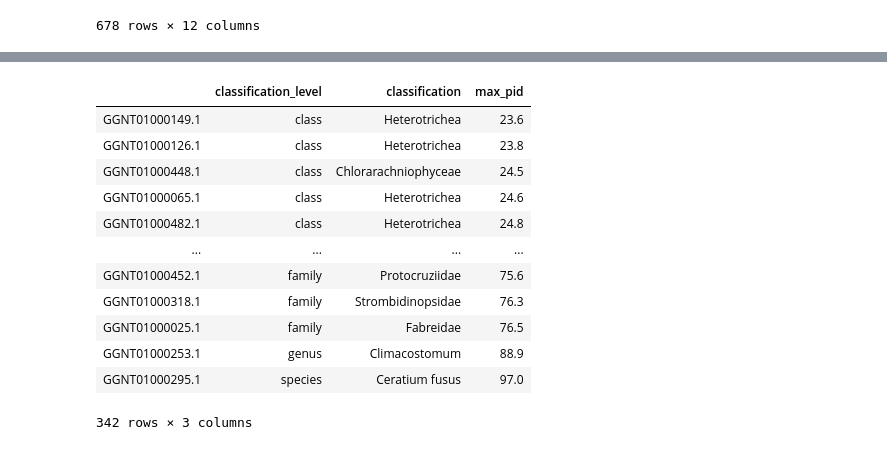
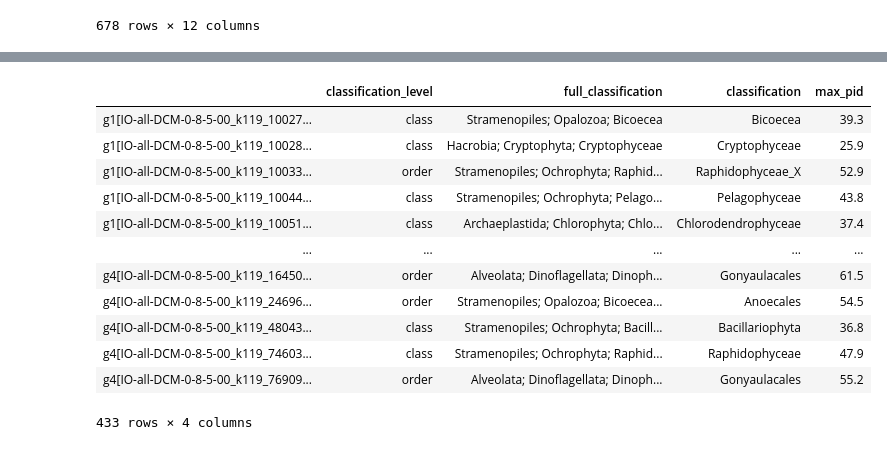
Before and after one commit to AlexanderLabWHOI/EUKulele, a Jupyter notebook: tax-id.ipynb, the cells around one changed output, grey strips where cells are left out. Drawn from its saved outputs; the diff is of its cells as text; code cells hidden in the pictures.

```diff
--- a/tax-id.ipynb
+++ b/tax-id.ipynb
@@ -78,6 +59,6 @@ with open(prot_file, 'r')as f:
 # %%
-output_table = 'output/METs/diamond/test2.diamond.out'
+output_table = 'output/MAGs/diamond/IO-all-DCM-0-8-5-00_bin-230.diamond.out'
 df = pd.read_csv(output_table, sep = '\t', header = None)
 df.columns = ['qseqid', 'sseqid', 'pident', 'length', 'mismatch', 'gapopen', 'qstart', 'qend', 'sstart', 'send', 'evalue', 'bitscore']
-df['ssqidMMETSP']=df.sseqid.map(pdict)
+df['ssqidMMETSP']=df.sseqid.map(imp)
 # %%
@@ -97,19 +79,48 @@ for t,dd in df.groupby('qseqid'):
             else:
                 pass
     classification_df.loc[t] = [assignment, classification, md]
-# %%
-classification_df.sort_values('max_pid')
-# %% [output]
-|  | classification_level | classification | max_pid |
-| GGNT01000149.1 | class | Heterotrichea | 23.6 |
-| GGNT01000126.1 | class | Heterotrichea | 23.8 |
-| GGNT01000448.1 | class | Chlorarachniophyceae | 24.5 |
-| GGNT01000065.1 | class | Heterotrichea | 24.6 |
-| GGNT01000482.1 | class | Heterotrichea | 24.8 |
-| ... | ... | ... | ... |
-| GGNT01000452.1 | family | Protocruziidae | 75.6 |
-| GGNT01000318.1 | family | Strombidinopsidae | 76.3 |
-| GGNT01000025.1 | family | Fabreidae | 76.5 |
-| GGNT01000253.1 | genus | Climacostomum | 88.9 |
-| GGNT01000295.1 | species | Ceratium fusus | 97.0 |
-342 rows × 3 columns
+# %%
+# For MetaGenomes
+level_dict = {'class':['supergroup','division','class'],
+                       'order':['supergroup','division','class', 'order'],
+                       'family':['supergroup','division','class', 'order', 'family'],
+                       'genus': ['supergroup','division','class', 'order', 'family','genus'],
+                        'species':['supergroup','division','class', 'order', 'family','genus', 'species']}
+classification_df = pd.DataFrame(columns = ['classification_level', 'full_classification','classification', 'max_pid'])
+for t,dd in df.groupby('qseqid'):
+    md = dd.pident.max()
+    ds = list(set(dd[dd.pident==md]['ssqidMMETSP']))
+    assignment = tax_placement(md)
+    full_assignment = level_dict[assignment]
+    if len(ds)==1:
+        classification = tax_table.loc[ds[0], assignment]
+        full_classification = tax_table.loc[ds[0], full_assignment]
+        full_classification='; '.join(list(full_classification))
+    else:
+        classification_0 = []
+        full_classification_0=[]
+        for d in ds:
+            classification_0.append(tax_table.loc[ds[0], assignment])
+            fc = tax_table.loc[ds[0], full_assignment]
+            full_classification_0.append('; '.join(list(fc)))
+            if len(set(classification_0)) ==1:
+                classification = list(set(classification_0))[0]
+                full_classification=list(set(full_classification_0))[0]
+            else:
+                pass
+    classification_df.loc[t] = [assignment, full_classification, classification, md]
+classification_df
+# %% [output]
+|  | classification_level | full_classification | classification | max_pid |
+| g1[IO-all-DCM-0-8-5-00_k119_10027... | class | Stramenopiles; Opalozoa; Bicoecea | Bicoecea | 39.3 |
+| g1[IO-all-DCM-0-8-5-00_k119_10028... | class | Hacrobia; Cryptophyta; Cryptophyceae | Cryptophyceae | 25.9 |
+| g1[IO-all-DCM-0-8-5-00_k119_10033... | order | Stramenopiles; Ochrophyta; Raphid... | Raphidophyceae_X | 52.9 |
+| g1[IO-all-DCM-0-8-5-00_k119_10044... | class | Stramenopiles; Ochrophyta; Pelago... | Pelagophyceae | 43.8 |
+| g1[IO-all-DCM-0-8-5-00_k119_10051... | class | Archaeplastida; Chlorophyta; Chlo... | Chlorodendrophyceae | 37.4 |
+| ... | ... | ... | ... | ... |
+| g4[IO-all-DCM-0-8-5-00_k119_16450... | order | Alveolata; Dinoflagellata; Dinoph... | Gonyaulacales | 61.5 |
+| g4[IO-all-DCM-0-8-5-00_k119_24696... | order | Stramenopiles; Opalozoa; Bicoecea... | Anoecales | 54.5 |
+| g4[IO-all-DCM-0-8-5-00_k119_48043... | class | Stramenopiles; Ochrophyta; Bacill... | Bacillariophyta | 36.8 |
+| g4[IO-all-DCM-0-8-5-00_k119_74603... | class | Stramenopiles; Ochrophyta; Raphid... | Raphidophyceae | 47.9 |
+| g4[IO-all-DCM-0-8-5-00_k119_76909... | order | Alveolata; Dinoflagellata; Dinoph... | Gonyaulacales | 55.2 |
+433 rows × 4 columns
```
Also changed, not shown: parts of 11 cells of this notebook, 3 other files.
